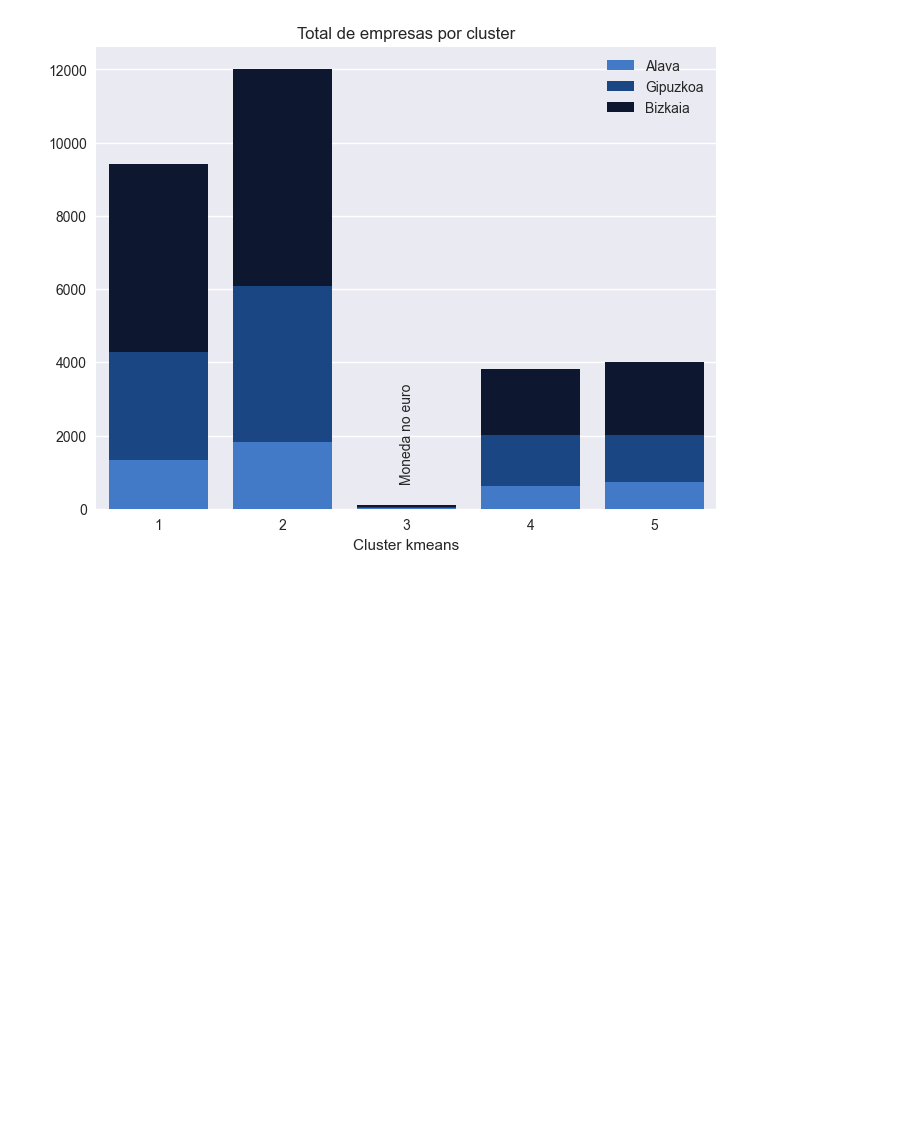
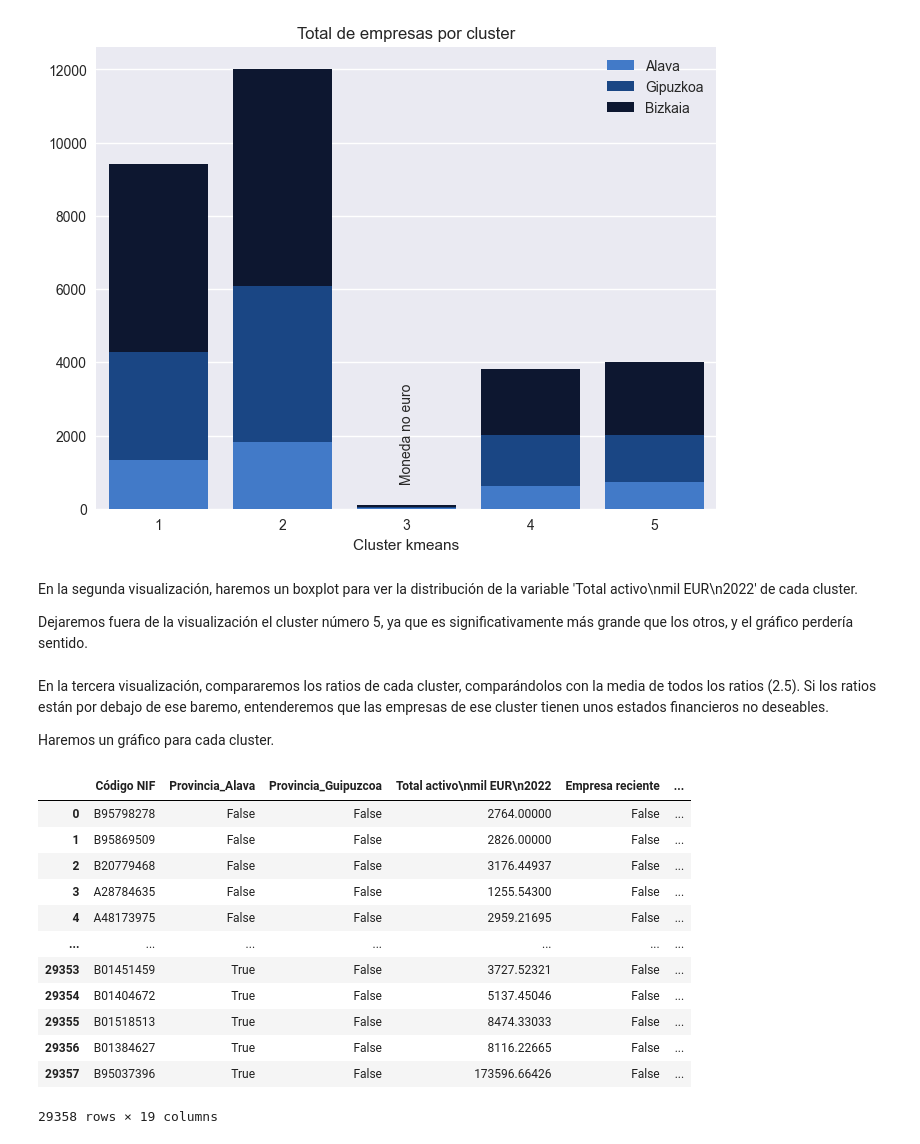
Before and after one commit to Aristondo/Equipo-Naranja, a Jupyter notebook: Reto_Visualizacion.ipynb, the cells around one changed output. Saved outputs shown, nothing was run; the diff lists cells and outputs as text; code cells hidden in the pictures; blank space fills up the shorter version.

```diff
--- a/Reto_Visualizacion.ipynb
+++ b/Reto_Visualizacion.ipynb
@@ -10,17 +12 @@ plt.style.use("seaborn-v0_8")
 df_clusters = pd.read_excel("df_clusters.xlsx")
-# %%
-# Mapeo clusters
-
-def mapeo_clusters(valor):
-    if valor == 2:
-        return 1
-    elif valor == 0:
-        return 2
-    elif valor == 3:
-        return 3
-    elif valor == 1:
-        return 4
-    else:
-        return 5
-
-df_clusters["Cluster kmeans"] = df_clusters["Cluster kmeans"].apply(mapeo_clusters)
@@ -52,6 +42,10 @@ ax1.set_title("Total de empresas por cluster")
 # %% [output]
 Text(0.5, 1.0, 'Total de empresas por cluster')
 [figure]
+# %% [markdown]
+En la segunda visualización, haremos un boxplot para ver la distribución de la variable 'Total activo\nmil EUR\n2022' de cada cluster.
+
+Dejaremos fuera de la visualización el cluster número 5, ya que es significativamente más grande que los otros, y el gráfico perdería sentido.
 # %%
 # Visualización 2
 
@@ -66,5 +60,25 @@ fig7.update_layout(showlegend=False,
 
 fig7.show()
+# %% [markdown]
+En la tercera visualización, compararemos los ratios de cada cluster, comparándolos con la media de todos los ratios (2.5). Si los ratios están por debajo de ese baremo, entenderemos que las empresas de ese cluster tienen unos estados financieros no deseables.
+
+Haremos un gráfico para cada cluster.
+# %%
+df_clusters
+# %% [output]
+|  | Código NIF | Provincia_Alava | Provincia_Guipuzcoa | Total activo\nmil EUR\n2022 | Empresa reciente | ... |
+| 0 | B95798278 | False | False | 2764.00000 | False | ... |
+| 1 | B95869509 | False | False | 2826.00000 | False | ... |
+| 2 | B20779468 | False | False | 3176.44937 | False | ... |
+| 3 | A28784635 | False | False | 1255.54300 | False | ... |
+| 4 | A48173975 | False | False | 2959.21695 | False | ... |
+| ... | ... | ... | ... | ... | ... | ... |
+| 29353 | B01451459 | True | False | 3727.52321 | False | ... |
+| 29354 | B01404672 | True | False | 5137.45046 | False | ... |
+| 29355 | B01518513 | True | False | 8474.33033 | False | ... |
+| 29356 | B01384627 | True | False | 8116.22665 | False | ... |
+| 29357 | B95037396 | True | False | 173596.66426 | False | ... |
+29358 rows × 19 columns
 # %%
 # Visualizacion 3: Preparación de datos
 
```
Also changed, not shown: parts of 9 cells of this notebook.
